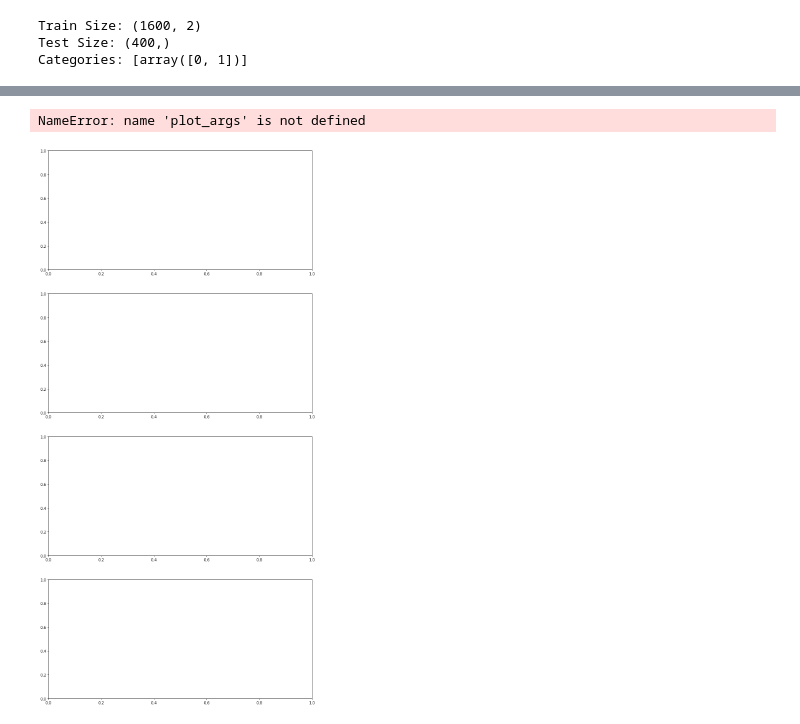
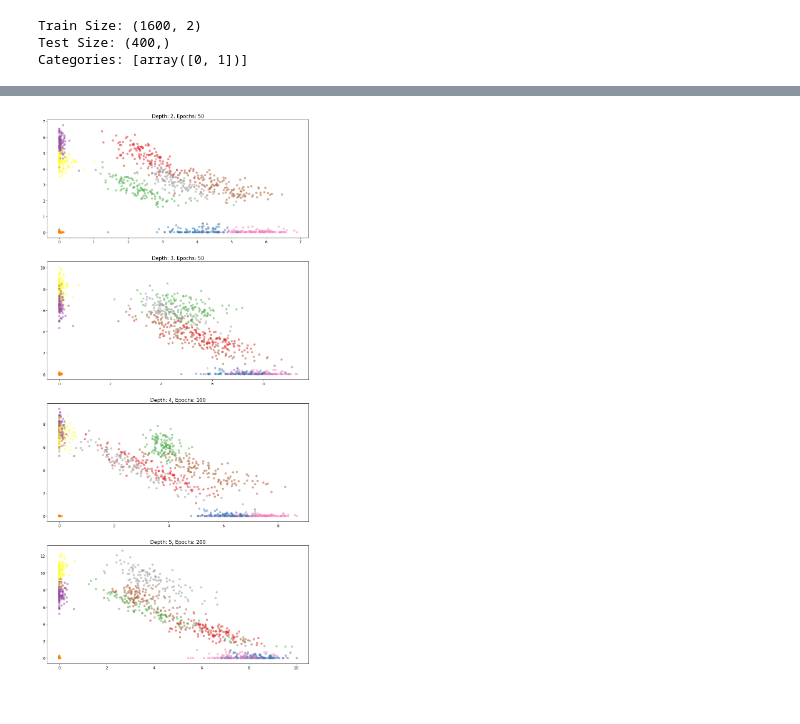
Before and after one commit to ahsanMah/interpretDL, a Jupyter notebook: parallelizedComparison.ipynb, the cells around one changed output, grey strips where cells are left out. Saved outputs shown, nothing was run; the diff lists cells and outputs as text; code cells hidden in the pictures.

Commit message:
Parallel results now stable

```diff
--- a/parallelizedComparison.ipynb
+++ b/parallelizedComparison.ipynb
@@ -95,9 +95,9 @@ NUM_LABELS = len(hot_encoder.categories_[0])
 # %%
 def build_dnn(num_features, num_nodes = 16, depth = 2, num_labels=2, activation = "elu"):
 
-#     keras.backend.clear_session()
     import tensorflow as tf
     import keras
+    keras.backend.clear_session()
 
     nn = keras.models.Sequential()
     Dense = keras.layers.Dense
@@ -185,12 +185,19 @@ def runDNN(depth, epochs=50):
     print("Finished training depth: {}, epochs: {} ".format(depth,epochs))
     return (final_acc, lrp_results, lrp_labels)
 # %%
-depth_epochs = {2:50,3:50,4:50,5:100}
+depth_epochs = [(2,50),(3,50),(4,100),(5,200)]
 print("Starting pool execution...")
 
+num_procs = 3
+results = []
 if __name__ == '__main__':
-    with Pool(processes = 4) as pool:
-        results = pool.starmap(runDNN, [(depth,epoch) for depth,epoch in depth_epochs.items()])
+    with Pool(processes = num_procs) as pool:
+        curr = 0
+        while curr < len(depth_epochs):
+            param_list = depth_epochs[curr: curr+num_procs]
+            curr += num_procs-1
+
+            results.extend(pool.starmap(runDNN, [(depth,epoch) for depth,epoch in param_list]))
 
 # pool.close()
 # pool.join()
@@ -223,20 +229,19 @@ Done training DNNs
 # %%
 plot_args = {"kind":"scatter", "x":0,  "y":1, "c":"label", "cmap": "Set1", "s":10, "alpha":0.25}
 
 plt.close("Depth Comparison")
 fig, axs = plt.subplots(len(depth_epochs),1, figsize=(15,8*len(depth_epochs)), num="Depth Comparison")
 # plt.tight_layout()
 
-for i,(d, epochs) in enumerate(depth_epochs.items()):
+for i,(d, epochs) in enumerate(depth_epochs):
 
     final_acc, lrp_results, lrp_labels = results[i]
 
     pos_lrp = lrp_results.copy()
     pos_lrp[pos_lrp<0] = 0
     data = pos_lrp
 
     axs[i].scatter(*data.T, s=50, linewidth=0, c=lrp_labels, alpha=0.5, cmap=plot_args["cmap"])
     axs[i].set_title("Depth: {}, Epochs: {}".format(d, epochs))
 # %% [output]
-NameError: name 'plot_args' is not defined
-[figure, old version]
+[figure, new version]
```
Also changed, not shown: parts of 2 cells of this notebook.
